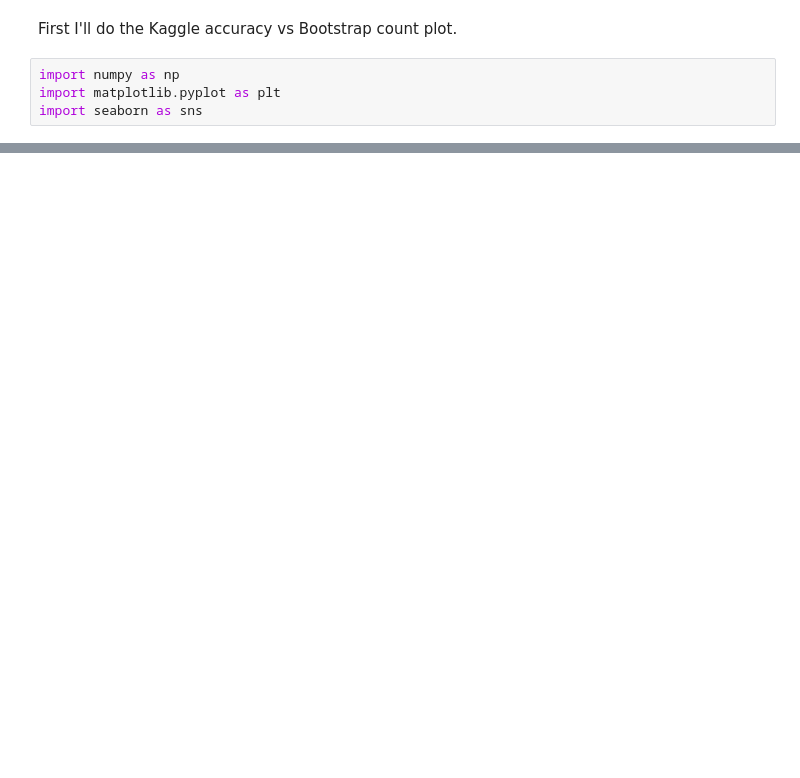
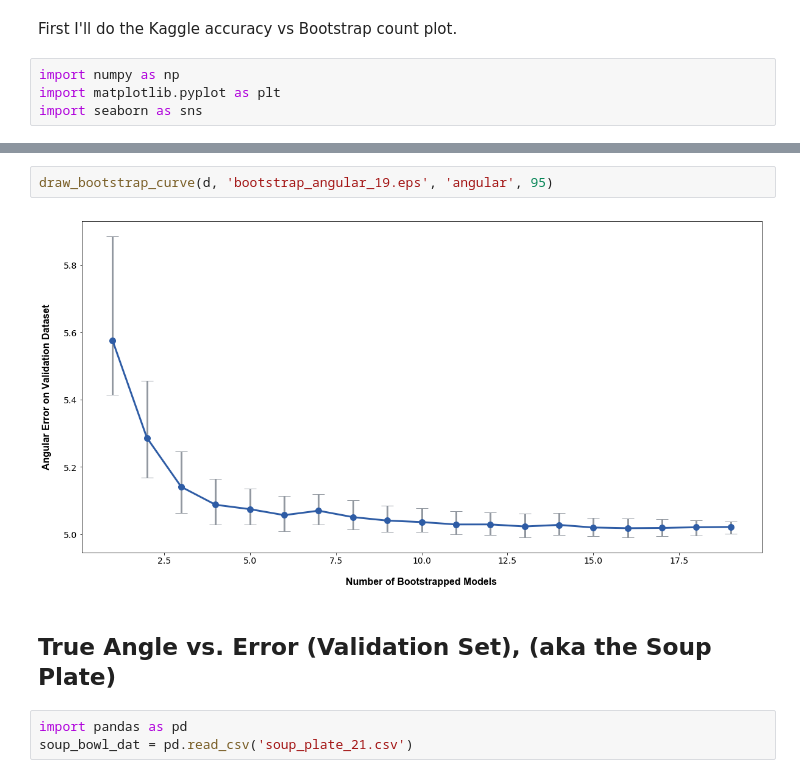
Before and after one commit to zhaozz-lab/iPercept, a Jupyter notebook: explore/PlotsEtc.ipynb, the cells around one changed output, grey strips where cells are left out. Saved outputs shown, nothing was run; the diff lists cells and outputs as text; blank space fills up the shorter version.

```diff
--- a/explore/PlotsEtc.ipynb
+++ b/explore/PlotsEtc.ipynb
@@ -38,0 +100,9 @@ plt.show()
+# %%
+draw_bootstrap_curve(d, 'bootstrap_angular_19.eps', 'angular', 95)
+# %% [output]
+[figure, added]
+# %% [markdown]
+## True Angle vs. Error (Validation Set), (aka the Soup Plate)
+# %%
+import pandas as pd
+soup_bowl_dat = pd.read_csv('soup_plate_21.csv')
```
Also changed, not shown: parts of 16 cells of this notebook, 14 other files.
